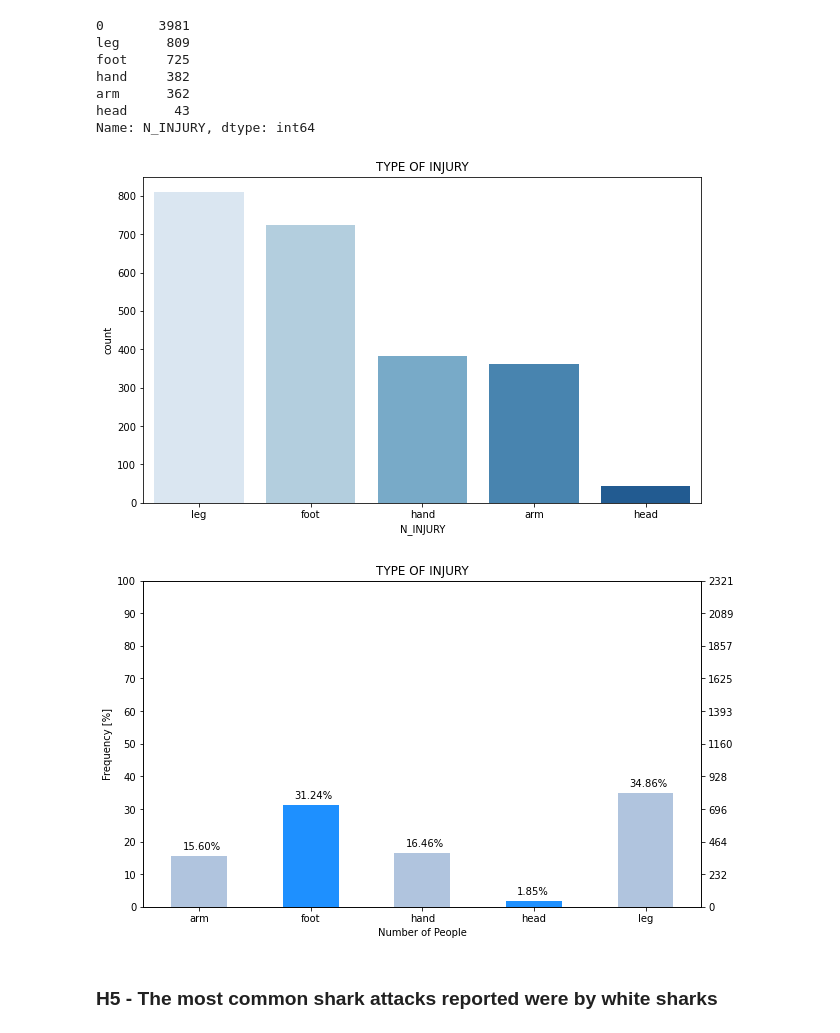
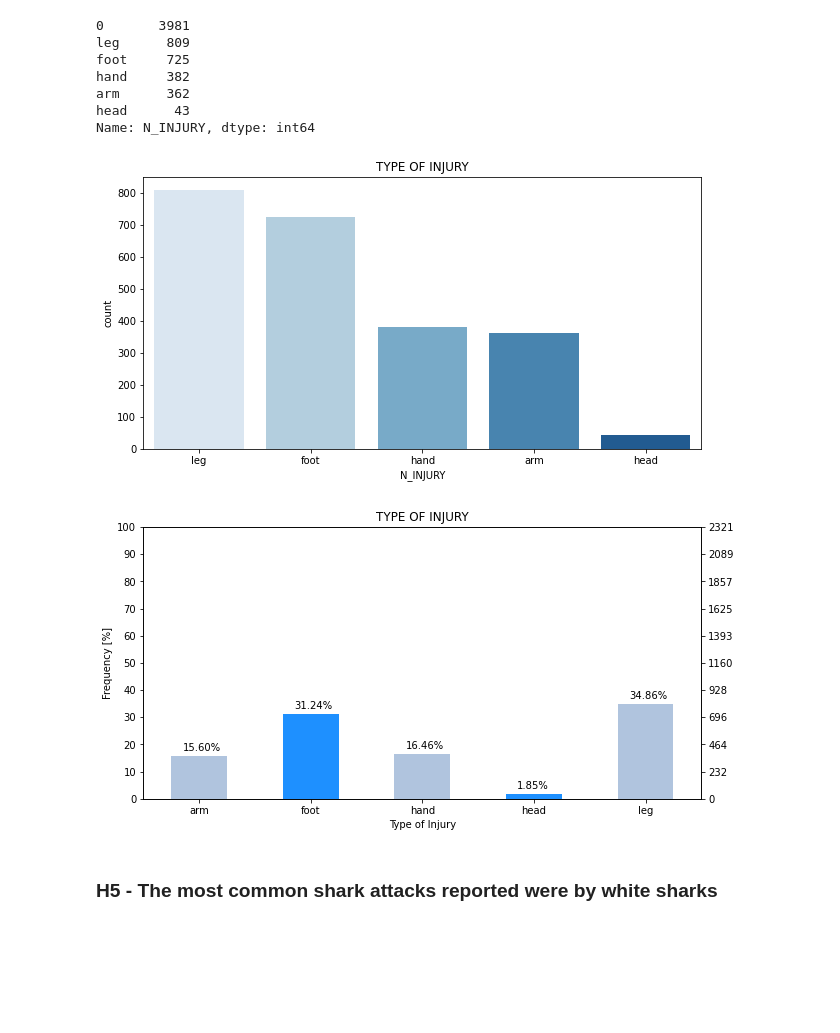
Before and after one commit to Albertoplm/Shark-Project, a Jupyter notebook: Visualization.ipynb, the cells around one changed output. Saved outputs shown, nothing was run; the diff lists cells and outputs as text; code cells hidden in the pictures; blank space fills up the shorter version.

```diff
--- a/Visualization.ipynb
+++ b/Visualization.ipynb
@@ -160,16 +156,16 @@ arm      362
 head      43
 Name: N_INJURY, dtype: int64
 # %%
-fig, ax = plt.subplots(figsize=(10, 6))
+fig, ax = plt.subplots(figsize=(10, 5))
 ax3 = sns.countplot(x=shark["N_INJURY"].loc[(shark["N_INJURY"] != '0')], palette="Blues", ax=ax, order = shark['N_INJURY'].loc[(shark["N_INJURY"] != '0')].value_counts().index).set_title('TYPE OF INJURY')
 # %% [output]
-[figure, old version]
+[figure, new version]
 # %%
 ax3.figure.savefig("TYPE_OF_INJURY1.svg")
 # %%
-plt.figure(figsize=(10,6))
+plt.figure(figsize=(10,5))
 plt.title('TYPE OF INJURY')
-plt.xlabel('Number of People')
+plt.xlabel('Type of Injury')
 plt.ylabel('Frequency [%]')
 
 ax = (shark["N_INJURY"].loc[(shark["N_INJURY"] != '0')].value_counts()/len(shark["N_INJURY"].loc[(shark["N_INJURY"] != '0')])*100).sort_index().plot(kind="bar", rot=0, color=['lightsteelblue', 'dodgerblue'])
@@ -181,7 +177,7 @@ ax2.set_yticks(np.arange(0, 110, 10)*len(shark["N_INJURY"].loc[(shark["N_INJURY"
 for p in ax.patches:
     ax.annotate('{:.2f}%'.format(p.get_height()), (p.get_x()+0.1, p.get_height()+2))
 # %% [output]
-[figure, old version]
+[figure, new version]
 # %%
 ax.figure.savefig("TYPE_OF_INJURY2.svg")
 # %% [markdown]
```
Also changed, not shown: parts of 17 cells of this notebook, 16 other files.
